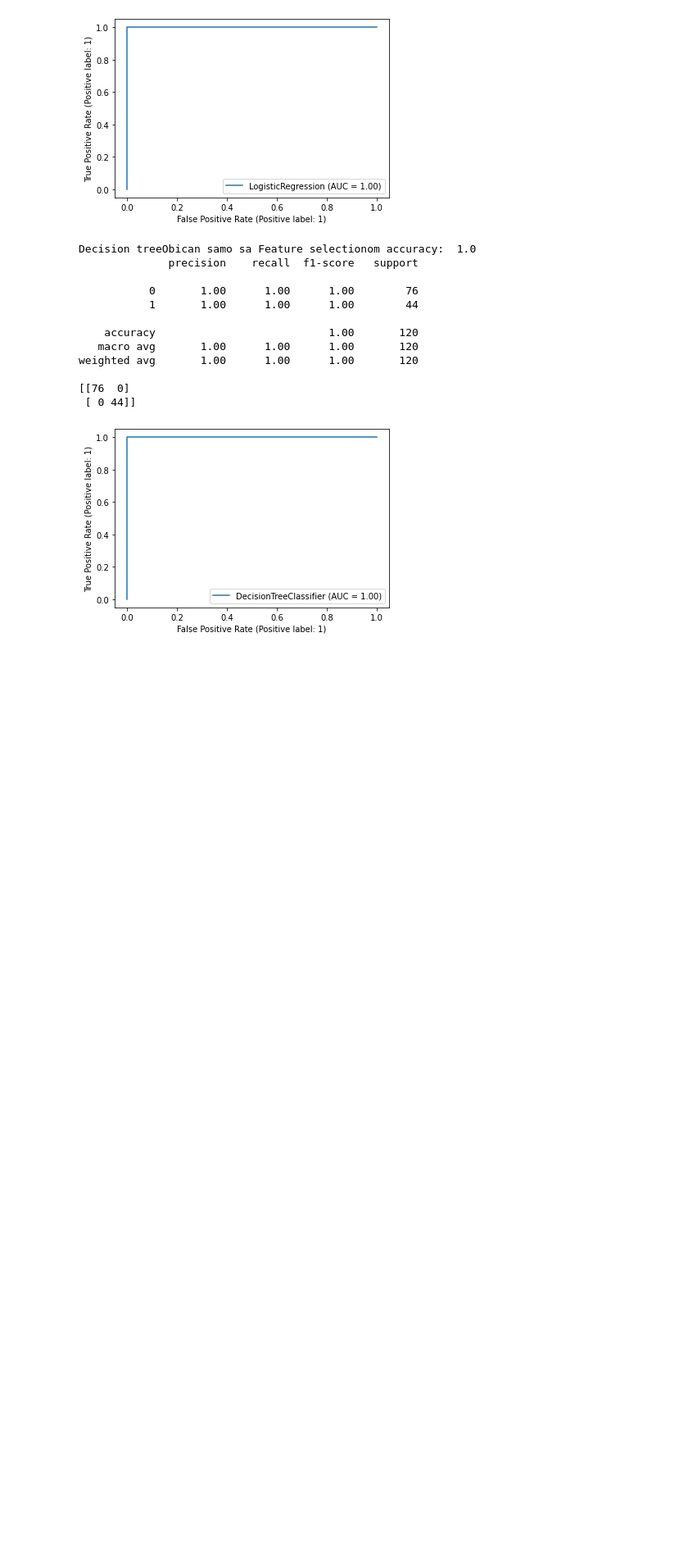
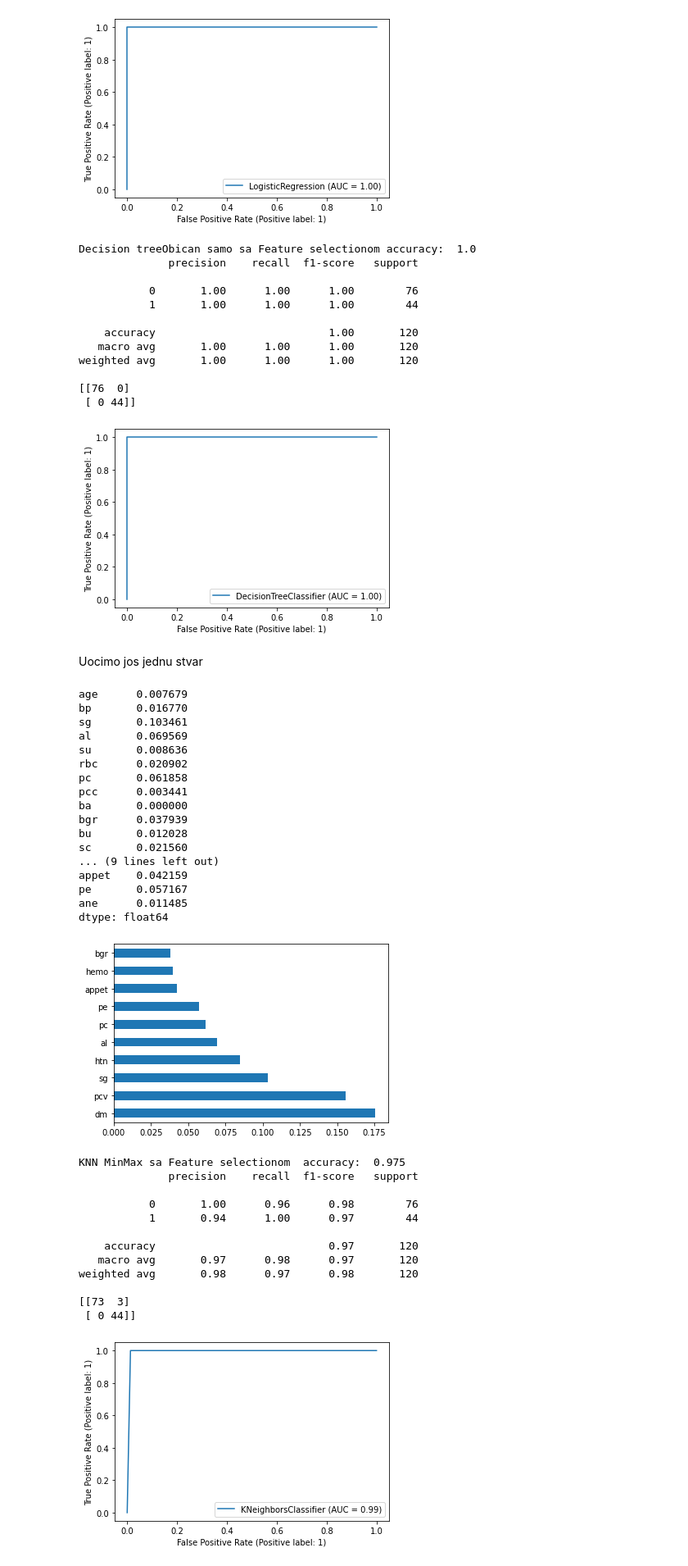
Before and after one commit to TheCodingPie/ChronicalKidneyDisease, a Jupyter notebook: Kidney Disease Classification.ipynb, the cells around one changed output. Shown at 82% size. Drawn from its saved outputs; the diff is of its cells as text; code cells hidden in the pictures; blank space fills up the shorter version.

```diff
--- a/Kidney Disease Classification.ipynb
+++ b/Kidney Disease Classification.ipynb
@@ -618,3 +618,50 @@ weighted avg       1.00      1.00      1.00       120
 [[76  0]
  [ 0 44]]
 [figure]
+# %% [markdown]
+Uocimo jos jednu stvar
+# %%
+Data = MinMaxScale(d1).loc[:, d1.columns != 'class']
+target = pd.DataFrame()
+target['class'] = d1['class']
+model=ExtraTreesClassifier(n_estimators=10)
+
+model.fit(Data,target)
+
+feat_importances = pd.Series(model.feature_importances_, index=Data.columns)
+print(feat_importances)
+feat_importances.nlargest(10).plot(kind='barh')
+plt.show()
+callAllClassifiers(d1[['hemo','htn','sg','al','dm','rbcc','pcv','appet','rbc','pcc','class']],'MinMax sa Feature selectionom',True,0.3)
+# %% [output]
+age      0.007679
+bp       0.016770
+sg       0.103461
+al       0.069569
+su       0.008636
+rbc      0.020902
+pc       0.061858
+pcc      0.003441
+ba       0.000000
+bgr      0.037939
+bu       0.012028
+sc       0.021560
+... (9 lines left out)
+appet    0.042159
+pe       0.057167
+ane      0.011485
+dtype: float64
+[figure, added]
+KNN MinMax sa Feature selectionom  accuracy:  0.975
+              precision    recall  f1-score   support
+
+           0       1.00      0.96      0.98        76
+           1       0.94      1.00      0.97        44
+
+    accuracy                           0.97       120
+   macro avg       0.97      0.98      0.97       120
+weighted avg       0.98      0.97      0.98       120
+
+[[73  3]
+ [ 0 44]]
+[figure, added]
```
Also changed, not shown: parts of 6 cells of this notebook, 1 other file.
